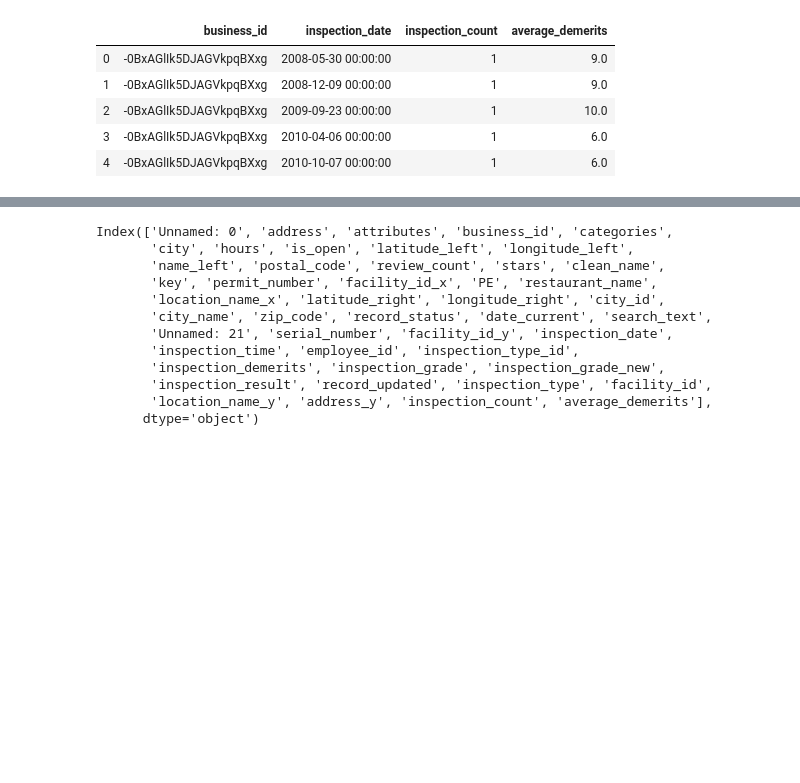
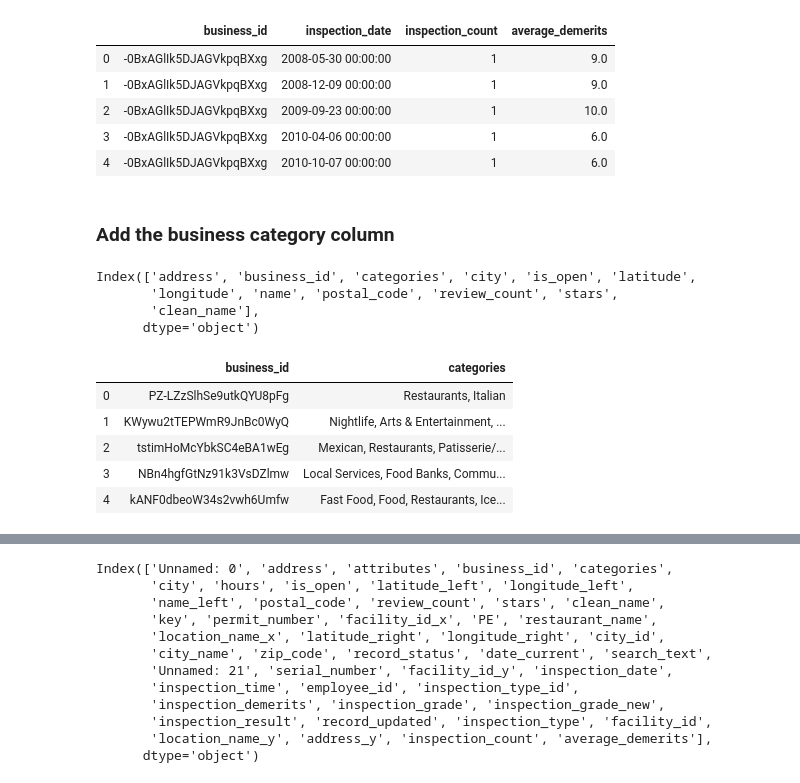
Before and after one commit to RishabPanyam96/Las_Vegas_Food_Inspection, a Jupyter notebook: code/review_inspection_merge.ipynb, the cells around one changed output, grey strips where cells are left out. Drawn from its saved outputs; the diff is of its cells as text; code cells hidden in the pictures; blank space fills up the shorter version.

```diff
--- a/code/review_inspection_merge.ipynb
+++ b/code/review_inspection_merge.ipynb
@@ -368,3 +368,22 @@ count_df.head()
 | 4 | -0BxAGlIk5DJAGVkpqBXxg | 2010-10-07 00:00:00 | 1 | 6.0 |
 # %%
 count_df.to_csv(file_path + 'y_file.csv')
+# %% [markdown]
+### Add the business category column
+# %%
+business_df.columns
+# %% [output]
+Index(['address', 'business_id', 'categories', 'city', 'is_open', 'latitude',
+       'longitude', 'name', 'postal_code', 'review_count', 'stars',
+       'clean_name'],
+      dtype='object')
+# %%
+business_cat_df = business_df[['business_id', 'categories']]
+business_cat_df.head()
+# %% [output]
+|  | business_id | categories |
+| 0 | PZ-LZzSlhSe9utkQYU8pFg | Restaurants, Italian |
+| 1 | KWywu2tTEPWmR9JnBc0WyQ | Nightlife, Arts & Entertainment, ... |
+| 2 | tstimHoMcYbkSC4eBA1wEg | Mexican, Restaurants, Patisserie/... |
+| 3 | NBn4hgfGtNz91k3VsDZlmw | Local Services, Food Banks, Commu... |
+| 4 | kANF0dbeoW34s2vwh6Umfw | Fast Food, Food, Restaurants, Ice... |
```
Also changed, not shown: parts of 20 cells of this notebook, 1 other file.
